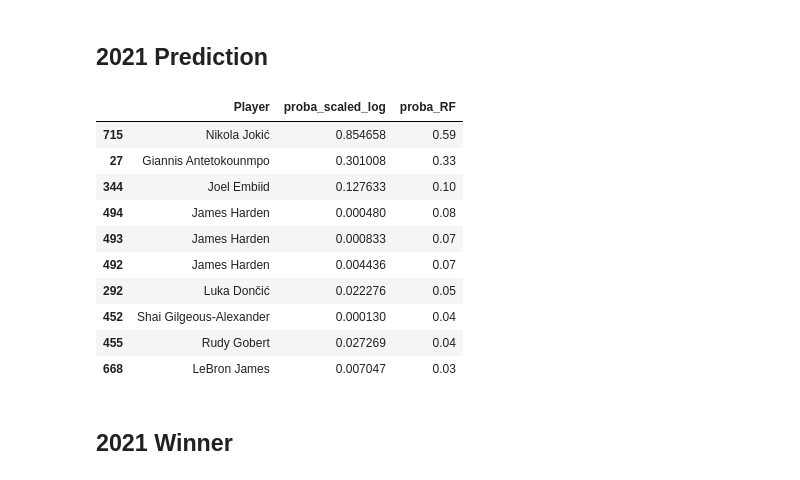
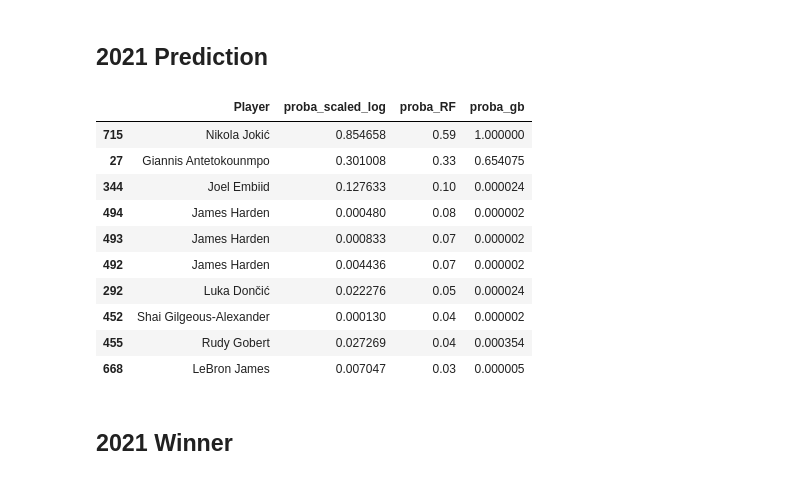
Before and after one commit to jdclifton2/NBAMVPPredictor, a Jupyter notebook: scripts/MVP_Modeling_Clean.ipynb, the cells around one changed output. Cells and saved outputs as stored; diff of their text form; code cells hidden in the pictures.

```diff
--- a/scripts/MVP_Modeling_Clean.ipynb
+++ b/scripts/MVP_Modeling_Clean.ipynb
@@ -486,19 +504,31 @@ results_scaled_log = hand_select_models['Scaledlogistic']['fitted_model'].predic
 results_RF = hand_select_models['RandomForestClassifier']['fitted_model'].predict(X)
 proba_scaled_log = hand_select_models['Scaledlogistic']['fitted_model'].predict_proba(X).tolist()
 proba_RF = hand_select_models['RandomForestClassifier']['fitted_model'].predict_proba(X).tolist()
+
+results_gb = hand_select_models['GradientBoostingClassifier']['fitted_model'].predict(X)
+proba_gb = hand_select_models['GradientBoostingClassifier']['fitted_model'].predict_proba(X).tolist()
+
+
 mvp_log_probs = []
 mvp_rf_probs = []
+mvp_gb_probs = []
 for prob in proba_scaled_log:
     #print(prob[1])
     mvp_log_probs.append(prob[1])
 for prob in proba_RF:
     mvp_rf_probs.append(prob[1])
+
+for prob in proba_gb:
+    mvp_gb_probs.append(prob[1])
 # print(hand_select_models['Scaledlogistic']['fitted_model'].predict_proba(X).tolist())
 # print(proba_RF)
 df_2019['results_scaled_log'] = results_scaled_log
 df_2019['results_RF'] = results_RF
 df_2019['proba_scaled_log'] = mvp_log_probs
 df_2019['proba_RF'] = mvp_rf_probs
+
+df_2019['proba_gb'] = mvp_gb_probs
+df_2019['results_gb'] = results_gb
 # %% [markdown]
 ## 2019 Prediction
 # %%
@@ -568,19 +598,31 @@ results_scaled_log = hand_select_models['Scaledlogistic']['fitted_model'].predic
 results_RF = hand_select_models['RandomForestClassifier']['fitted_model'].predict(X)
 proba_scaled_log = hand_select_models['Scaledlogistic']['fitted_model'].predict_proba(X).tolist()
 proba_RF = hand_select_models['RandomForestClassifier']['fitted_model'].predict_proba(X).tolist()
+results_gb = hand_select_models['GradientBoostingClassifier']['fitted_model'].predict(X)
+proba_gb = hand_select_models['GradientBoostingClassifier']['fitted_model'].predict_proba(X).tolist()
+
+
 mvp_log_probs = []
 mvp_rf_probs = []
+mvp_gb_probs = []
+
 for prob in proba_scaled_log:
     #print(prob[1])
     mvp_log_probs.append(prob[1])
 for prob in proba_RF:
     mvp_rf_probs.append(prob[1])
+
+for prob in proba_gb:
+    mvp_gb_probs.append(prob[1])
+
 # print(hand_select_models['Scaledlogistic']['fitted_model'].predict_proba(X).tolist())
 # print(proba_RF)
 df_2020['results_scaled_log'] = results_scaled_log
 df_2020['results_RF'] = results_RF
 df_2020['proba_scaled_log'] = mvp_log_probs
 df_2020['proba_RF'] = mvp_rf_probs
+df_2020['proba_gb'] = mvp_gb_probs
+df_2020['results_gb'] = results_gb
 # %% [markdown]
 ## 2020 Prediction
 # %%
@@ -617,36 +659,48 @@ results_scaled_log = hand_select_models['Scaledlogistic']['fitted_model'].predic
 results_RF = hand_select_models['RandomForestClassifier']['fitted_model'].predict(X)
 proba_scaled_log = hand_select_models['Scaledlogistic']['fitted_model'].predict_proba(X).tolist()
 proba_RF = hand_select_models['RandomForestClassifier']['fitted_model'].predict_proba(X).tolist()
+results_gb = hand_select_models['GradientBoostingClassifier']['fitted_model'].predict(X)
+proba_gb = hand_select_models['GradientBoostingClassifier']['fitted_model'].predict_proba(X).tolist()
+
 mvp_log_probs = []
 mvp_rf_probs = []
+mvp_gb_probs = []
+
 for prob in proba_scaled_log:
     #print(prob[1])
     mvp_log_probs.append(prob[1])
 for prob in proba_RF:
     mvp_rf_probs.append(prob[1])
+
+for prob in proba_gb:
+    mvp_gb_probs.append(prob[1])
+
+
 # print(hand_select_models['Scaledlogistic']['fitted_model'].predict_proba(X).tolist())
 # print(proba_RF)
 df_2021['results_scaled_log'] = results_scaled_log
 df_2021['results_RF'] = results_RF
 df_2021['proba_scaled_log'] = mvp_log_probs
 df_2021['proba_RF'] = mvp_rf_probs
+df_2021['proba_gb'] = mvp_gb_probs
+df_2021['results_gb'] = results_gb
 # %% [markdown]
 ## 2021 Prediction
 # %%
 df_2021[df_2021['results_RF'] == 1]
-df_2021.sort_values(by='proba_RF', ascending=False)[['Player', 'proba_scaled_log', 'proba_RF']].head(10)
+df_2021.sort_values(by='proba_RF', ascending=False)[['Player', 'proba_scaled_log', 'proba_RF', 'proba_gb']].head(10)
 # %% [output]
-|  | Player | proba_scaled_log | proba_RF |
-| 715 | Nikola Jokić | 0.854658 | 0.59 |
-| 27 | Giannis Antetokounmpo | 0.301008 | 0.33 |
-| 344 | Joel Embiid | 0.127633 | 0.10 |
-| 494 | James Harden | 0.000480 | 0.08 |
-| 493 | James Harden | 0.000833 | 0.07 |
-| 492 | James Harden | 0.004436 | 0.07 |
-| 292 | Luka Dončić | 0.022276 | 0.05 |
-| 452 | Shai Gilgeous-Alexander | 0.000130 | 0.04 |
-| 455 | Rudy Gobert | 0.027269 | 0.04 |
-| 668 | LeBron James | 0.007047 | 0.03 |
+|  | Player | proba_scaled_log | proba_RF | proba_gb |
+| 715 | Nikola Jokić | 0.854658 | 0.59 | 1.000000 |
+| 27 | Giannis Antetokounmpo | 0.301008 | 0.33 | 0.654075 |
+| 344 | Joel Embiid | 0.127633 | 0.10 | 0.000024 |
+| 494 | James Harden | 0.000480 | 0.08 | 0.000002 |
+| 493 | James Harden | 0.000833 | 0.07 | 0.000002 |
+| 492 | James Harden | 0.004436 | 0.07 | 0.000002 |
+| 292 | Luka Dončić | 0.022276 | 0.05 | 0.000024 |
+| 452 | Shai Gilgeous-Alexander | 0.000130 | 0.04 | 0.000002 |
+| 455 | Rudy Gobert | 0.027269 | 0.04 | 0.000354 |
+| 668 | LeBron James | 0.007047 | 0.03 | 0.000005 |
 # %% [markdown]
 ## 2021 Winner
 # %% [markdown]
```
Also changed, not shown: parts of 28 cells of this notebook, 1 other file.
